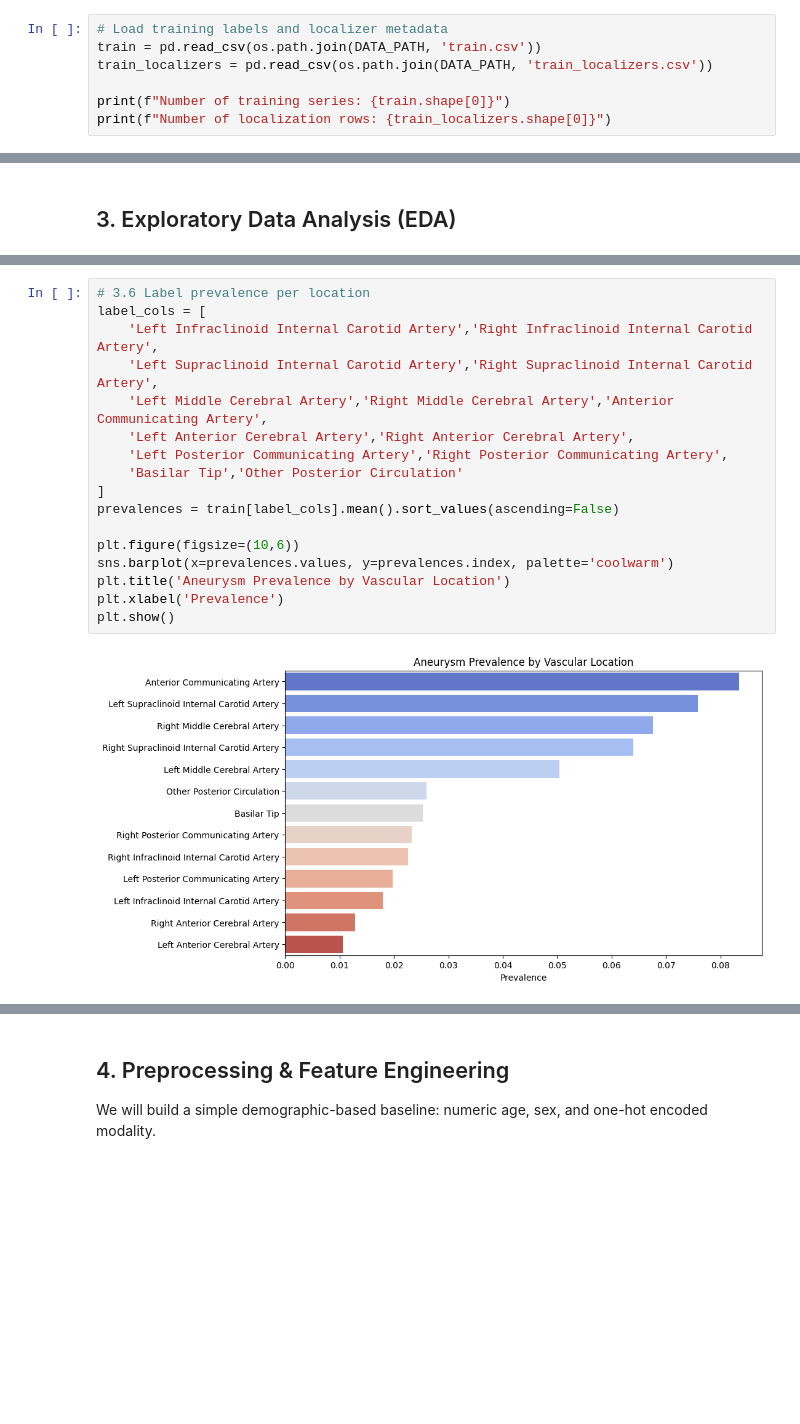
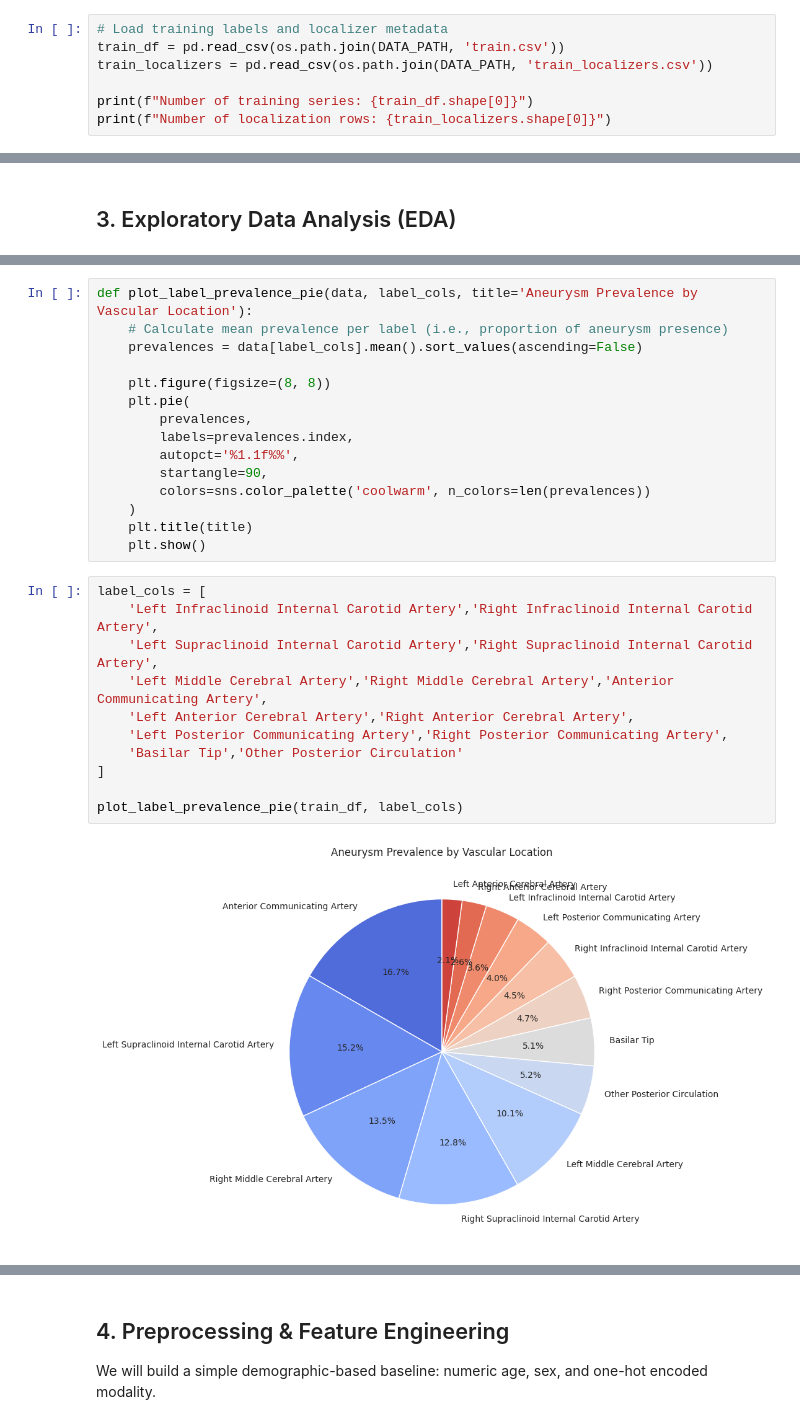
Before and after one commit to Niilsa/RSNA-Intracranial-Aneurysm-Detection, a Jupyter notebook: baseline.ipynb, the cells around one changed output, grey strips where cells are left out. Drawn from its saved outputs; the diff is of its cells as text; blank space fills up the shorter version.

```diff
--- a/baseline.ipynb
+++ b/baseline.ipynb
@@ -30,10 +39,10 @@ DATA_PATH = '/kaggle/input/rsna-intracranial-aneurysm-detection/'
 ## 2. Load Data
 # %%
 # Load training labels and localizer metadata
-train = pd.read_csv(os.path.join(DATA_PATH, 'train.csv'))
+train_df = pd.read_csv(os.path.join(DATA_PATH, 'train.csv'))
 train_localizers = pd.read_csv(os.path.join(DATA_PATH, 'train_localizers.csv'))
 
-print(f"Number of training series: {train.shape[0]}")
+print(f"Number of training series: {train_df.shape[0]}")
 print(f"Number of localization rows: {train_localizers.shape[0]}")
 # %% [output]
 Number of training series: 4348
@@ -98,19 +135,28 @@ plt.show()
+# %%
+def plot_label_prevalence_pie(data, label_cols, title='Aneurysm Prevalence by Vascular Location'):
+    # Calculate mean prevalence per label (i.e., proportion of aneurysm presence)
+    prevalences = data[label_cols].mean().sort_values(ascending=False)
+
+    plt.figure(figsize=(8, 8))
+    plt.pie(
+        prevalences,
+        labels=prevalences.index,
+        autopct='%1.1f%%',
+        startangle=90,
+        colors=sns.color_palette('coolwarm', n_colors=len(prevalences))
+    )
+    plt.title(title)
+    plt.show()
 # %%
-# 3.6 Label prevalence per location
 label_cols = [
     'Left Infraclinoid Internal Carotid Artery','Right Infraclinoid Internal Carotid Artery',
     'Left Supraclinoid Internal Carotid Artery','Right Supraclinoid Internal Carotid Artery',
     'Left Middle Cerebral Artery','Right Middle Cerebral Artery','Anterior Communicating Artery',
     'Left Anterior Cerebral Artery','Right Anterior Cerebral Artery',
     'Left Posterior Communicating Artery','Right Posterior Communicating Artery',
     'Basilar Tip','Other Posterior Circulation'
 ]
-prevalences = train[label_cols].mean().sort_values(ascending=False)
 
-plt.figure(figsize=(10,6))
-sns.barplot(x=prevalences.values, y=prevalences.index, palette='coolwarm')
-plt.title('Aneurysm Prevalence by Vascular Location')
-plt.xlabel('Prevalence')
-plt.show()
+plot_label_prevalence_pie(train_df, label_cols)
 # %% [output]
-[figure, old version]
+[figure, new version]
```
Also changed, not shown: parts of 23 cells of this notebook.
